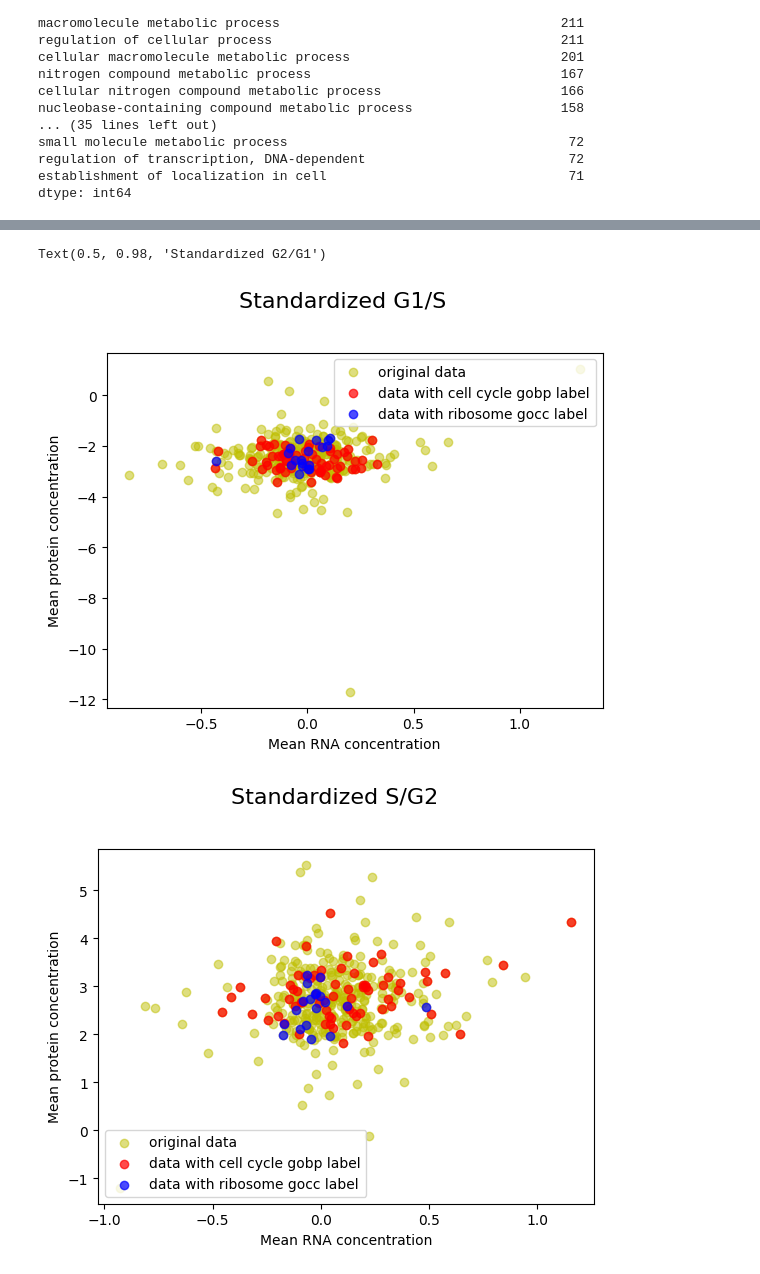
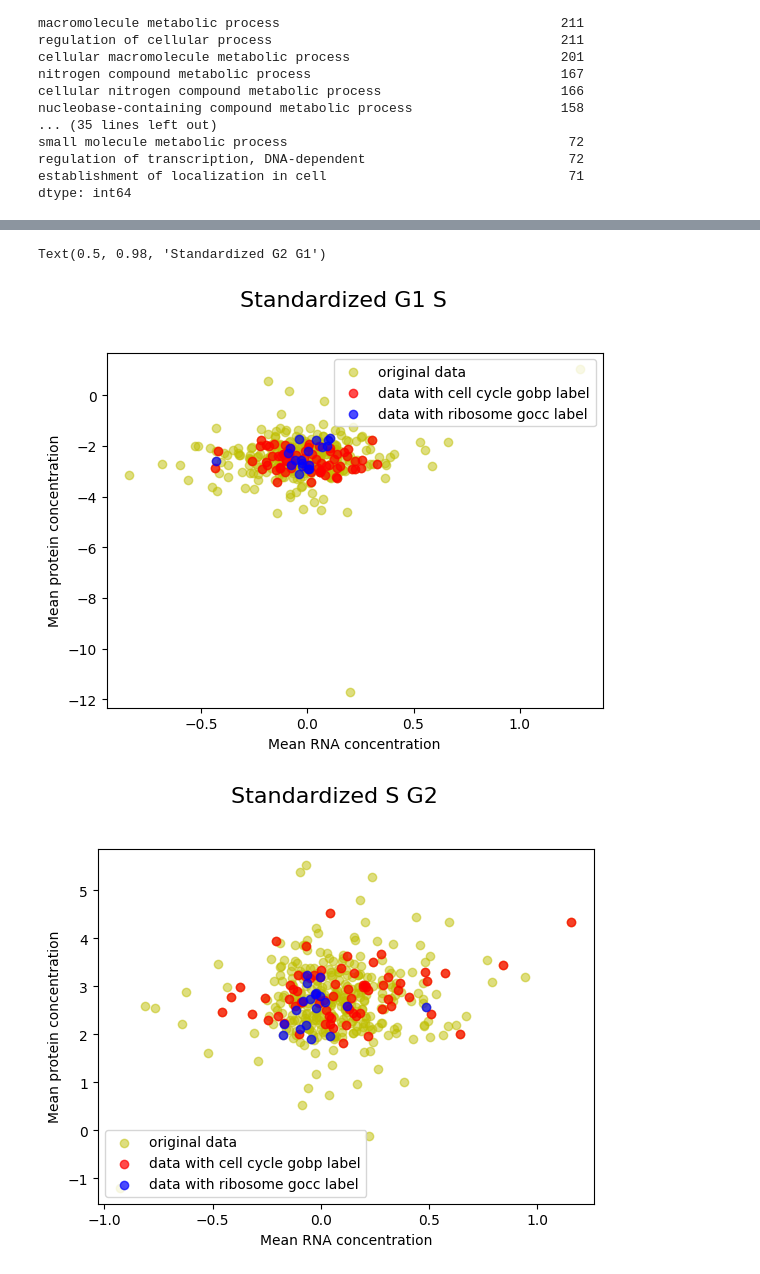
Before and after one commit to Hui-cd/comp3212, a Jupyter notebook: lab1.ipynb, the cells around one changed output, grey strips where cells are left out. Saved outputs shown, nothing was run; the diff lists cells and outputs as text; code cells hidden in the pictures.

```diff
--- a/lab1.ipynb
+++ b/lab1.ipynb
@@ -279,36 +277,36 @@ gobp = data[data.GOBP.str.contains('cell cycle')]
 gocc = data[data.GOCC.str.contains('ribosome')]
 
 g1_s_plot, g1_s_ax = plt.subplots()
 g1_s_ax.scatter(data.mean_RNA_g1_s, data.mean_protein_g1_s, color = 'y', alpha = 0.5, label = "original data")
 g1_s_ax.scatter(gobp.mean_RNA_g1_s, gobp.mean_protein_g1_s, color = 'r', alpha = 0.7, label = "data with cell cycle gobp label")
 g1_s_ax.scatter(gocc.mean_RNA_g1_s, gocc.mean_protein_g1_s, color = 'b', alpha = 0.7, label = "data with ribosome gocc label")
 g1_s_ax.legend()
 g1_s_ax.set_xlabel("Mean RNA concentration")
 g1_s_ax.set_ylabel("Mean protein concentration")
 
-g1_s_plot.suptitle("Standardized G1/S ", fontsize = 16)
+g1_s_plot.suptitle("Standardized G1 S ", fontsize = 16)
 g1_s_plot.subplots_adjust(top=0.85)
 
 s_g2_plot, s_g2_ax = plt.subplots()
 s_g2_ax.scatter(data.mean_RNA_s_g2, data.mean_protein_s_g2, color = 'y', alpha = 0.5, label = "original data")
 s_g2_ax.scatter(gobp.mean_RNA_s_g2, gobp.mean_protein_s_g2, color = 'r', alpha = 0.7, label = "data with cell cycle gobp label")
 s_g2_ax.scatter(gocc.mean_RNA_s_g2, gocc.mean_protein_s_g2, color = 'b', alpha = 0.7, label = "data with ribosome gocc label")
 s_g2_ax.legend()
 s_g2_ax.set_xlabel("Mean RNA concentration")
 s_g2_ax.set_ylabel("Mean protein concentration")
-s_g2_plot.suptitle("Standardized S/G2 ", fontsize = 16)
+s_g2_plot.suptitle("Standardized S G2 ", fontsize = 16)
 s_g2_plot.subplots_adjust(top=0.85)
 
 g2_g1_plot, g2_g1_ax = plt.subplots()
 g2_g1_ax.scatter(data.mean_RNA_g2_g1, data.mean_protein_g2_g1, color = 'y', alpha = 0.5, label = "original data")
 g2_g1_ax.scatter(gobp.mean_RNA_g2_g1, gobp.mean_protein_g2_g1, color = 'r', alpha = 0.7, label = "data with cell cycle gobp label")
 g2_g1_ax.scatter(gocc.mean_RNA_g2_g1, gocc.mean_protein_g2_g1, color = 'b', alpha = 0.7, label = "data with ribosome gocc label")
 g2_g1_ax.legend()
 g2_g1_ax.set_xlabel("Mean RNA concentration")
 g2_g1_ax.set_ylabel("Mean protein concentration")
 
-g2_g1_plot.suptitle("Standardized G2/G1", fontsize = 16)
+g2_g1_plot.suptitle("Standardized G2 G1", fontsize = 16)
 # %% [output]
-Text(0.5, 0.98, 'Standardized G2/G1')
+Text(0.5, 0.98, 'Standardized G2 G1')
-[figure, old version]
+[figure, new version]
-[figure, old version]
+[figure, new version]
```
Also changed, not shown: parts of 8 cells of this notebook, 6 other files.
